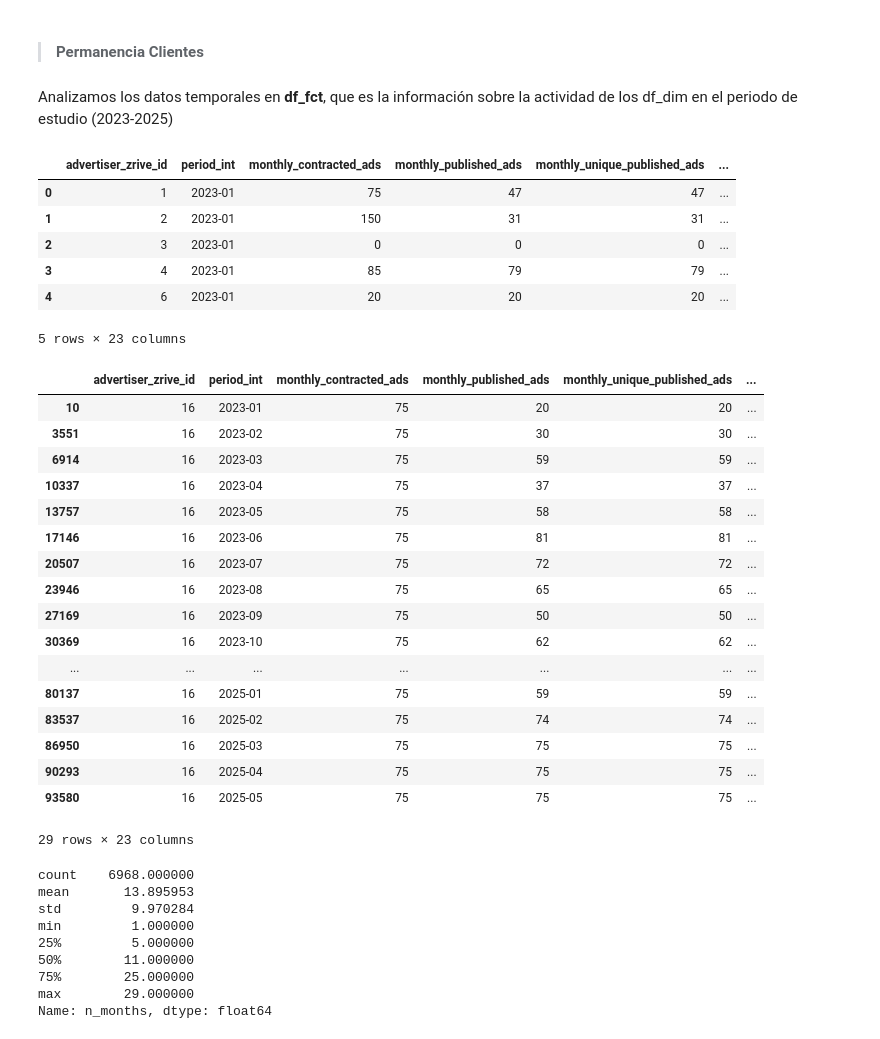
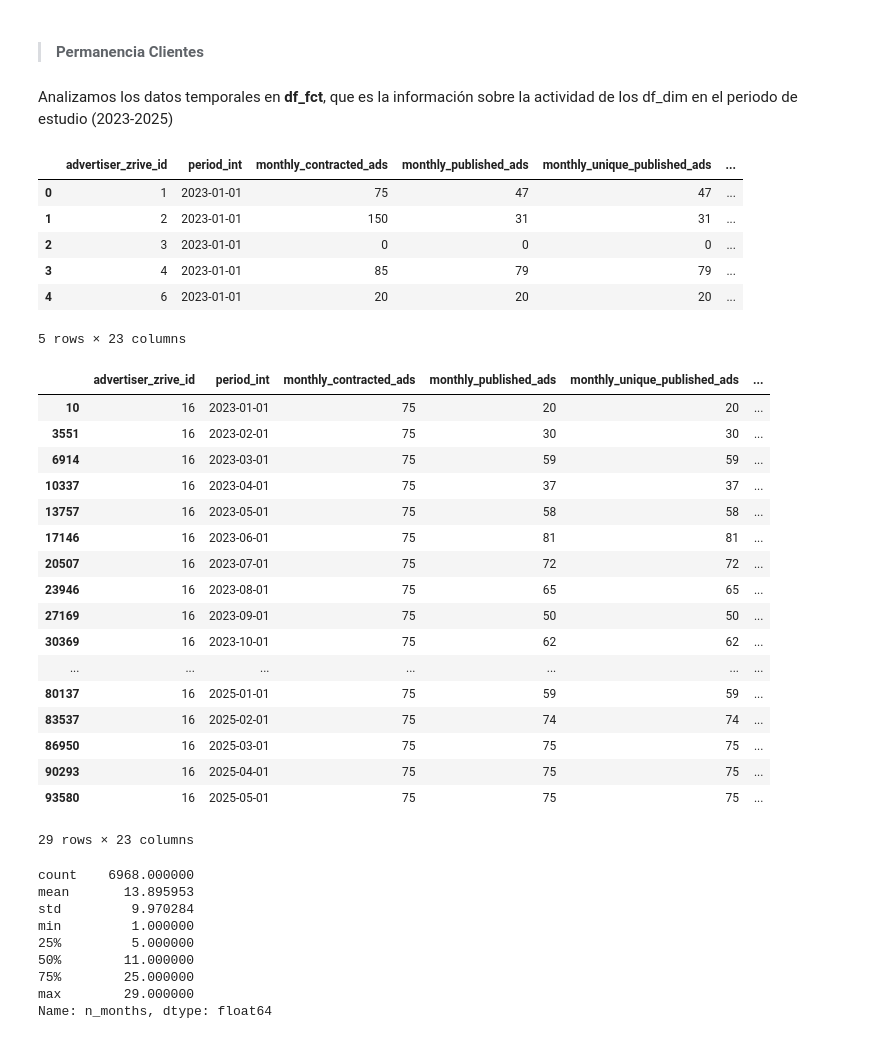
Before and after one commit to Komorebi-Team/KOMOREBI-PROJECT, a Jupyter notebook: src/EDA.ipynb, the cells around one changed output. Drawn from its saved outputs; the diff is of its cells as text; code cells hidden in the pictures.

```diff
--- a/src/EDA.ipynb
+++ b/src/EDA.ipynb
@@ -479,38 +479,38 @@ Analizamos los datos temporales en **df_fct**, que es la información sobre la a
 # %%
 # Convertimos la columna "period_int" a YYYY-MM-DD
 try:
-    df_fct["period_int"] = pd.to_datetime(df_fct["period_int"].astype(str), format="%Y%m").dt.to_period("M")
+    df_fct["period_int"] = pd.to_datetime(df_fct["period_int"].astype(str), format="%Y%m")
 except ValueError:
     pass
 df_fct.head()
 # %% [output]
 |  | advertiser_zrive_id | period_int | monthly_contracted_ads | monthly_published_ads | monthly_unique_published_ads | ... |
-| 0 | 1 | 2023-01 | 75 | 47 | 47 | ... |
-| 1 | 2 | 2023-01 | 150 | 31 | 31 | ... |
-| 2 | 3 | 2023-01 | 0 | 0 | 0 | ... |
-| 3 | 4 | 2023-01 | 85 | 79 | 79 | ... |
-| 4 | 6 | 2023-01 | 20 | 20 | 20 | ... |
+| 0 | 1 | 2023-01-01 | 75 | 47 | 47 | ... |
+| 1 | 2 | 2023-01-01 | 150 | 31 | 31 | ... |
+| 2 | 3 | 2023-01-01 | 0 | 0 | 0 | ... |
+| 3 | 4 | 2023-01-01 | 85 | 79 | 79 | ... |
+| 4 | 6 | 2023-01-01 | 20 | 20 | 20 | ... |
 5 rows × 23 columns
 # %%
 df_fct[df_fct["advertiser_zrive_id"]==16]
 # %% [output]
 |  | advertiser_zrive_id | period_int | monthly_contracted_ads | monthly_published_ads | monthly_unique_published_ads | ... |
-| 10 | 16 | 2023-01 | 75 | 20 | 20 | ... |
-| 3551 | 16 | 2023-02 | 75 | 30 | 30 | ... |
-| 6914 | 16 | 2023-03 | 75 | 59 | 59 | ... |
-| 10337 | 16 | 2023-04 | 75 | 37 | 37 | ... |
-| 13757 | 16 | 2023-05 | 75 | 58 | 58 | ... |
-| 17146 | 16 | 2023-06 | 75 | 81 | 81 | ... |
-| 20507 | 16 | 2023-07 | 75 | 72 | 72 | ... |
-| 23946 | 16 | 2023-08 | 75 | 65 | 65 | ... |
-| 27169 | 16 | 2023-09 | 75 | 50 | 50 | ... |
-| 30369 | 16 | 2023-10 | 75 | 62 | 62 | ... |
+| 10 | 16 | 2023-01-01 | 75 | 20 | 20 | ... |
+| 3551 | 16 | 2023-02-01 | 75 | 30 | 30 | ... |
+| 6914 | 16 | 2023-03-01 | 75 | 59 | 59 | ... |
+| 10337 | 16 | 2023-04-01 | 75 | 37 | 37 | ... |
+| 13757 | 16 | 2023-05-01 | 75 | 58 | 58 | ... |
+| 17146 | 16 | 2023-06-01 | 75 | 81 | 81 | ... |
+| 20507 | 16 | 2023-07-01 | 75 | 72 | 72 | ... |
+| 23946 | 16 | 2023-08-01 | 75 | 65 | 65 | ... |
+| 27169 | 16 | 2023-09-01 | 75 | 50 | 50 | ... |
+| 30369 | 16 | 2023-10-01 | 75 | 62 | 62 | ... |
 | ... | ... | ... | ... | ... | ... | ... |
-| 80137 | 16 | 2025-01 | 75 | 59 | 59 | ... |
-| 83537 | 16 | 2025-02 | 75 | 74 | 74 | ... |
-| 86950 | 16 | 2025-03 | 75 | 75 | 75 | ... |
-| 90293 | 16 | 2025-04 | 75 | 75 | 75 | ... |
-| 93580 | 16 | 2025-05 | 75 | 75 | 75 | ... |
+| 80137 | 16 | 2025-01-01 | 75 | 59 | 59 | ... |
+| 83537 | 16 | 2025-02-01 | 75 | 74 | 74 | ... |
+| 86950 | 16 | 2025-03-01 | 75 | 75 | 75 | ... |
+| 90293 | 16 | 2025-04-01 | 75 | 75 | 75 | ... |
+| 93580 | 16 | 2025-05-01 | 75 | 75 | 75 | ... |
 29 rows × 23 columns
 # %%
 df_months = (
```
Also changed, not shown: parts of 33 cells of this notebook.
